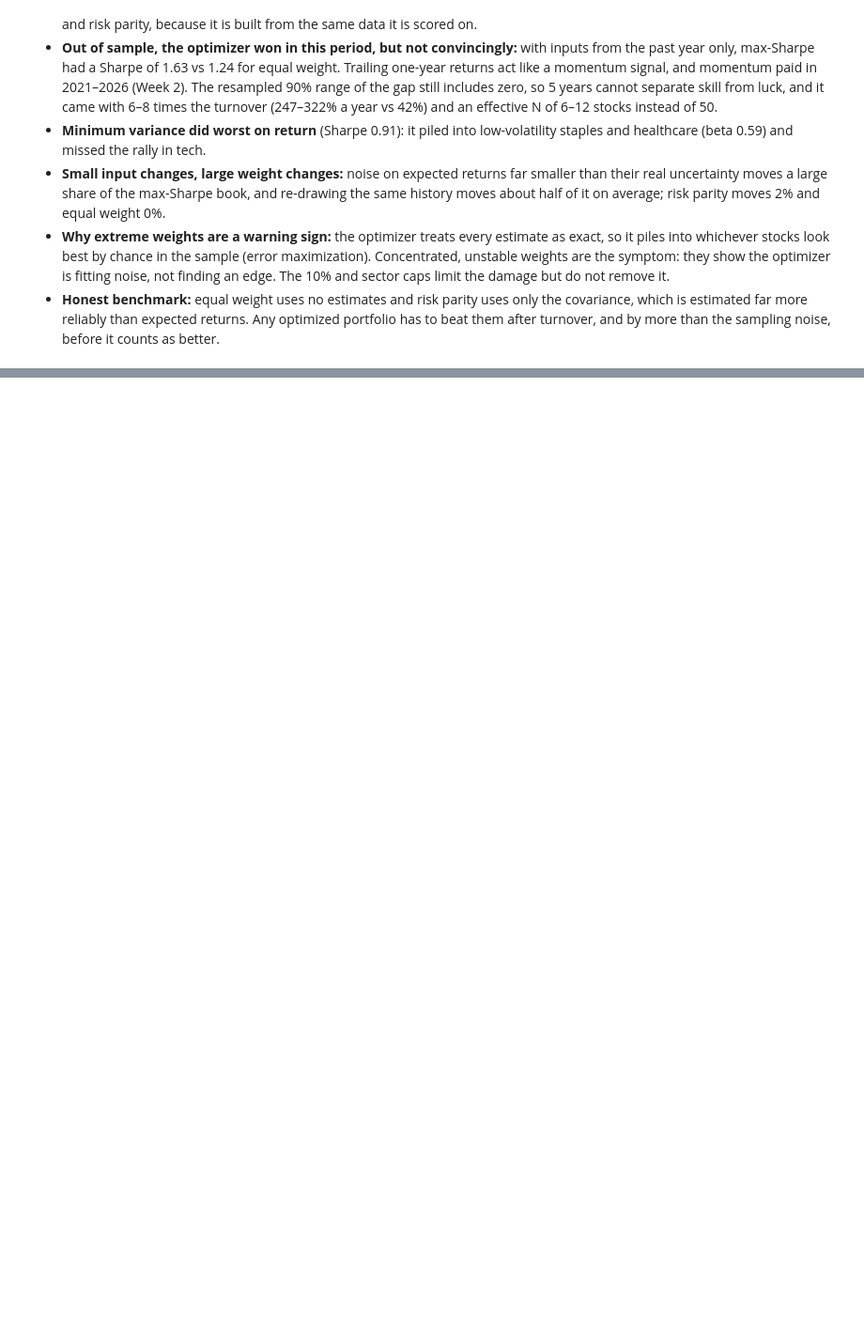
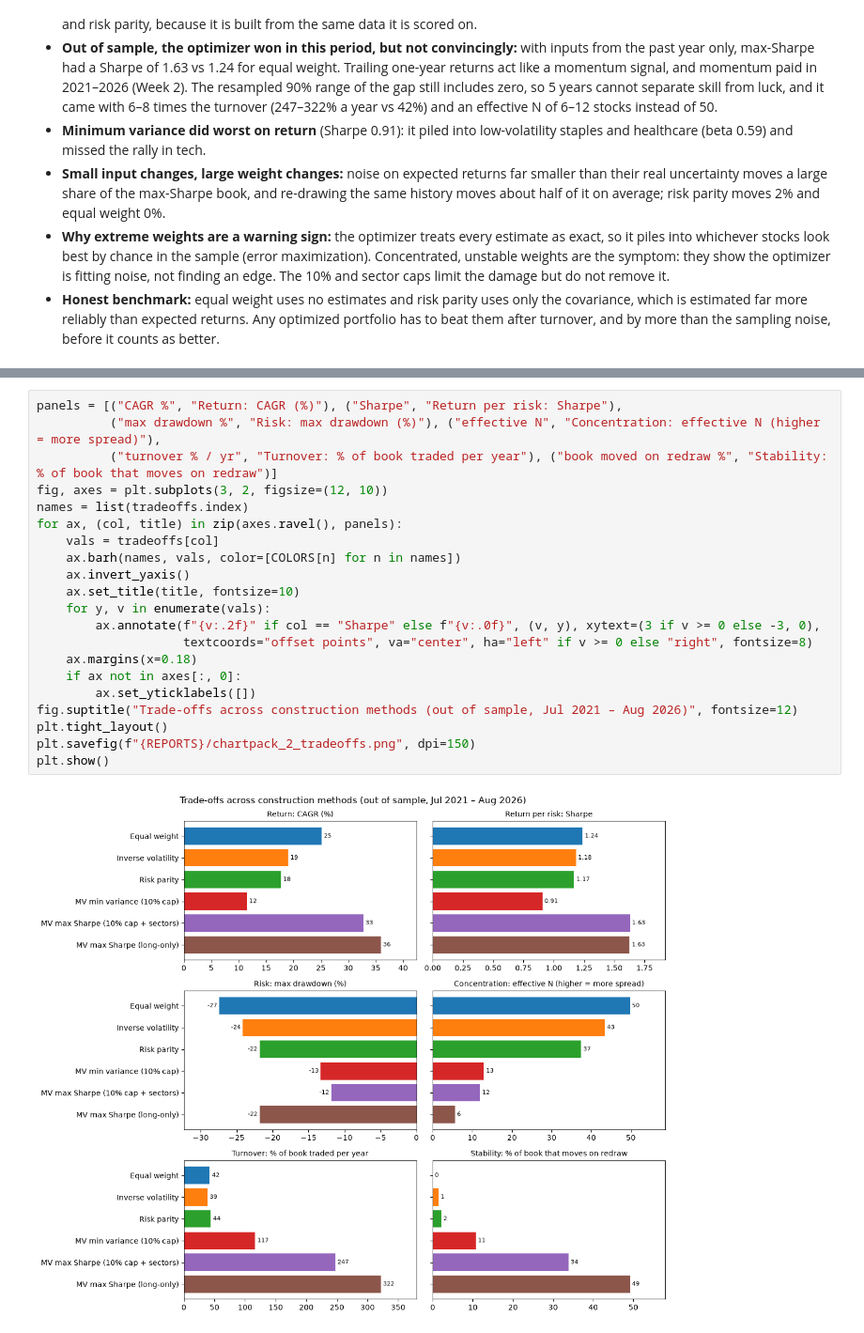
Before and after one commit to jialucharlottewu/LendoCapital, a Jupyter notebook: notebooks/week3/risk_portfolio_construction.ipynb, the cells around one changed output, grey strips where cells are left out. Shown at 94% size. Cells and saved outputs as stored; diff of their text form; blank space fills up the shorter version.

```diff
--- a/notebooks/week3/risk_portfolio_construction.ipynb
+++ b/notebooks/week3/risk_portfolio_construction.ipynb
@@ -965,0 +1049,23 @@ print(f"4. Sensitivity: noise of just 1 / 2.5 / 5 points on expected returns mov
+# %%
+panels = [("CAGR %", "Return: CAGR (%)"), ("Sharpe", "Return per risk: Sharpe"),
+          ("max drawdown %", "Risk: max drawdown (%)"), ("effective N", "Concentration: effective N (higher = more spread)"),
+          ("turnover % / yr", "Turnover: % of book traded per year"), ("book moved on redraw %", "Stability: % of book that moves on redraw")]
+fig, axes = plt.subplots(3, 2, figsize=(12, 10))
+names = list(tradeoffs.index)
+for ax, (col, title) in zip(axes.ravel(), panels):
+    vals = tradeoffs[col]
+    ax.barh(names, vals, color=[COLORS[n] for n in names])
+    ax.invert_yaxis()
+    ax.set_title(title, fontsize=10)
+    for y, v in enumerate(vals):
+        ax.annotate(f"{v:.2f}" if col == "Sharpe" else f"{v:.0f}", (v, y), xytext=(3 if v >= 0 else -3, 0),
+                    textcoords="offset points", va="center", ha="left" if v >= 0 else "right", fontsize=8)
+    ax.margins(x=0.18)
+    if ax not in axes[:, 0]:
+        ax.set_yticklabels([])
+fig.suptitle("Trade-offs across construction methods (out of sample, Jul 2021 – Aug 2026)", fontsize=12)
+plt.tight_layout()
+plt.savefig(f"{REPORTS}/chartpack_2_tradeoffs.png", dpi=150)
+plt.show()
+# %% [output]
+[figure, added]
```
Also changed, not shown: parts of 11 cells of this notebook, 6 other files.
